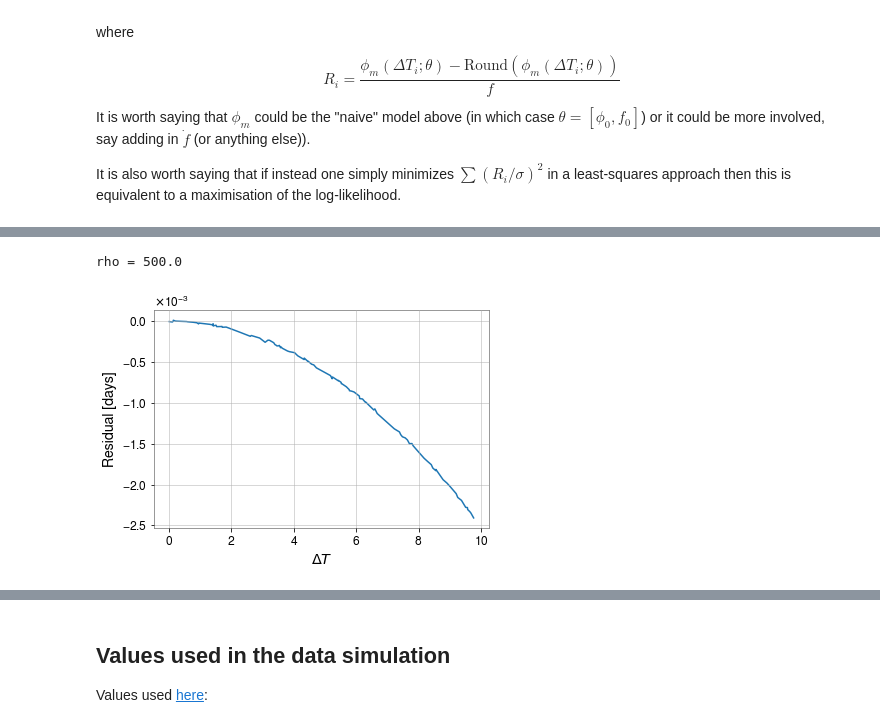
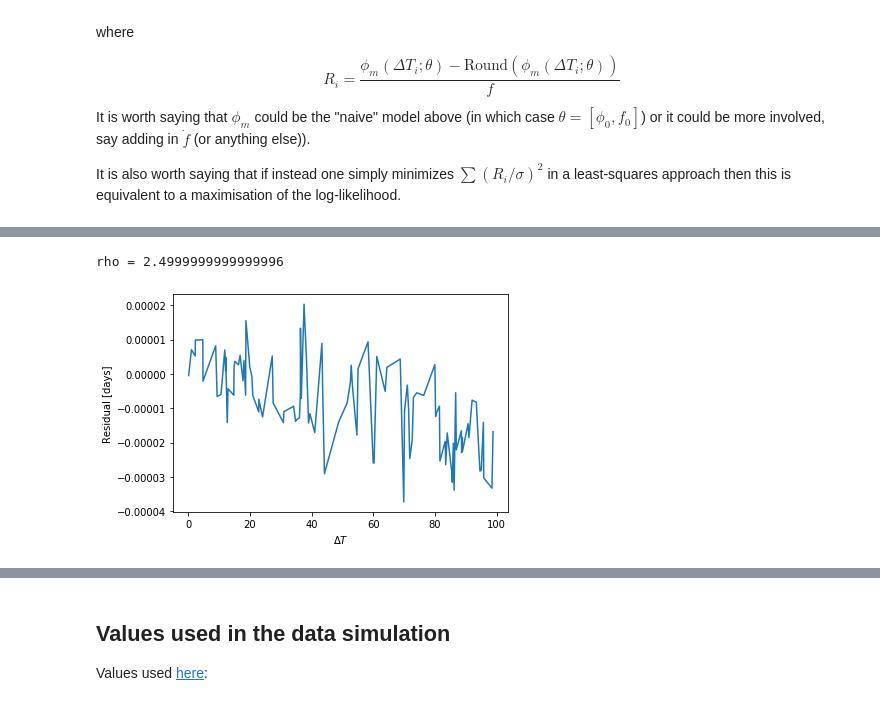
Before and after one commit to mcoughlin/gwemlisa, a Jupyter notebook: bilby_end_to_end/Notes.ipynb, the cells around one changed output, grey strips where cells are left out. Cells and saved outputs as stored; diff of their text form; code cells hidden in the pictures.

```diff
--- a/bilby_end_to_end/Notes.ipynb
+++ b/bilby_end_to_end/Notes.ipynb
@@ -112,22 +135,22 @@ To make it clear, here we produce two sets of simulated data: in the first $\rho
 # %%
-observation_span = 10 # days
-F0 = 1 / 0.005  # per-day
-F1 = 1e-2 # day's per day
+observation_span = 100 # days
+F0 = 1/0.005  # 1/day
+F1 = 1e-6 # 1/day**2
 sigmaT = 1e-5
 tau = np.abs(F0 / F1)
 
-rho = observation_span**2 / (tau * sigmaT)
+rho = observation_span ** 2 / (2 * tau * sigmaT)
 print(f"rho = {rho}")
 
 rotations = np.sort(np.random.randint(0, observation_span * F0, 100))
 deltaTs = deltaT_from_quadratic(rotations, F0, F1)
 
 phim = F0 * (deltaTs + np.random.normal(0, sigmaT, len(deltaTs)))
 residual = (phim - np.round(phim)) / F0
 plt.plot(deltaTs, residual)
 plt.ylabel("Residual [days]")
 plt.xlabel("$\Delta T$")
 plt.show()
 # %% [output]
-rho = 500.0
+rho = 2.4999999999999996
-[figure, old version]
+[figure, new version]
```
Also changed, not shown: parts of 8 cells of this notebook.
